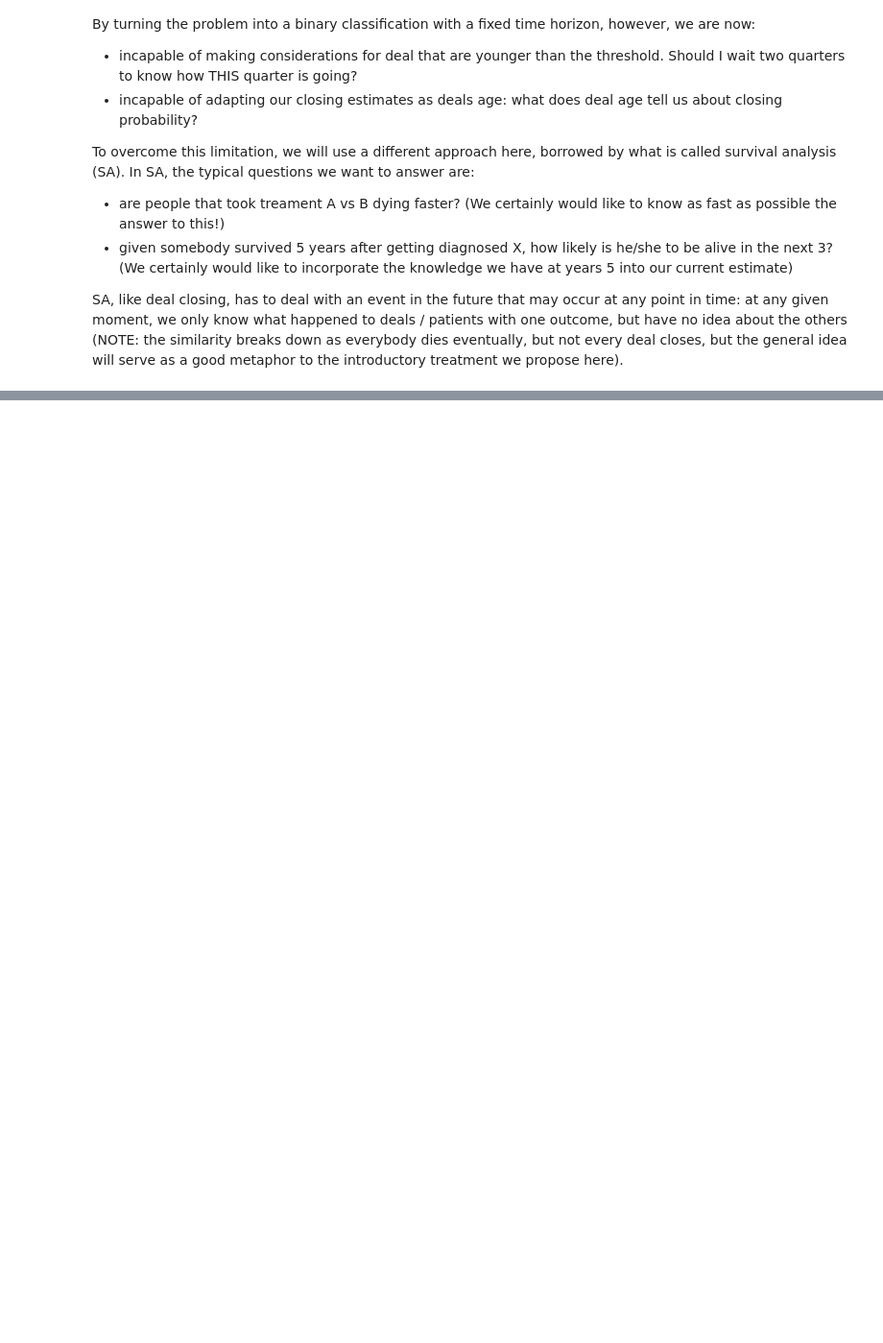
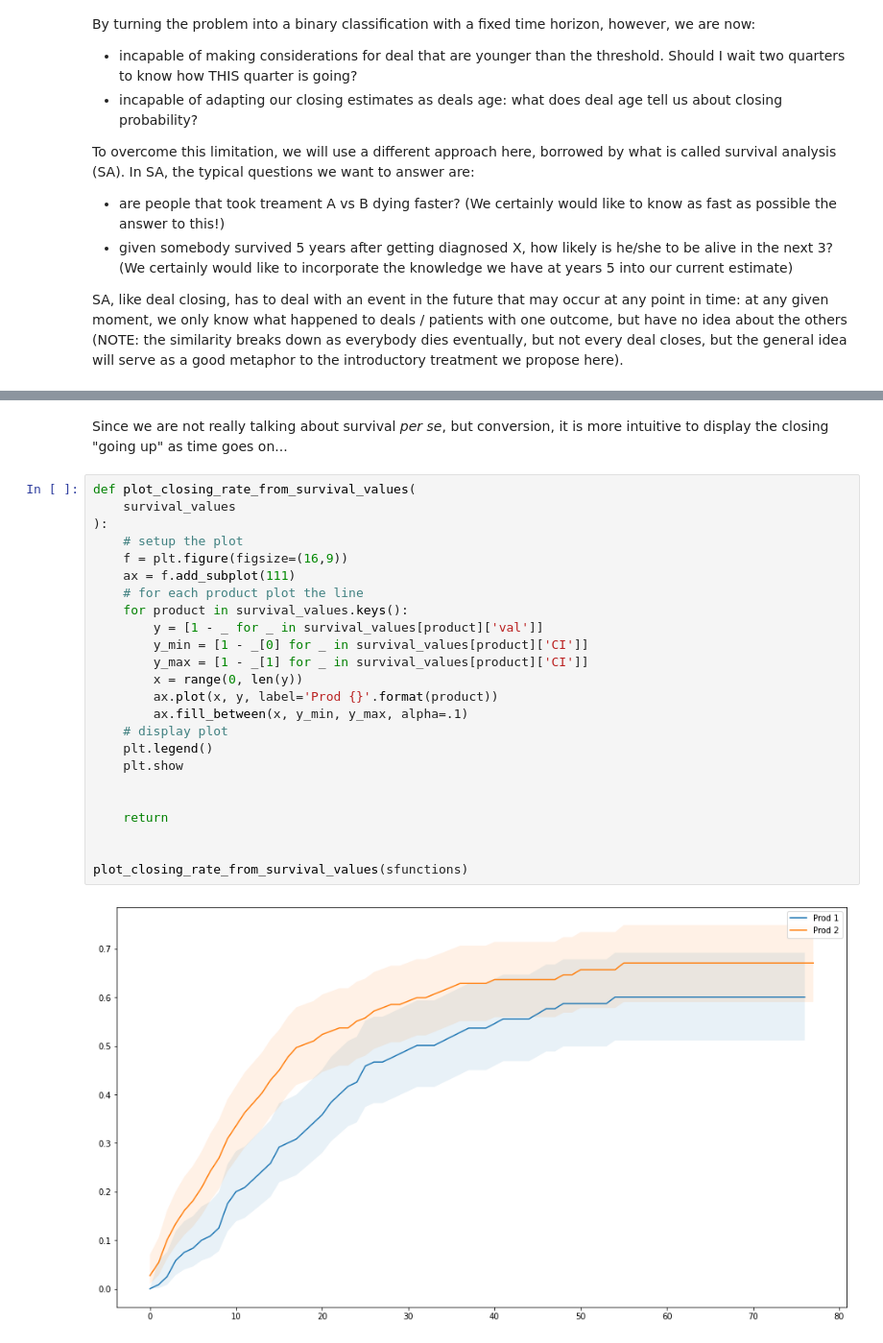
Before and after one commit to audreypatenaude/b2b-survival-analysis, a Jupyter notebook: src/notebooks/playground.ipynb, the cells around one changed output, grey strips where cells are left out. Shown at 96% size. Drawn from its saved outputs; the diff is of its cells as text; blank space fills up the shorter version.

```diff
--- a/src/notebooks/playground.ipynb
+++ b/src/notebooks/playground.ipynb
@@ -185,0 +242,28 @@ SA, like deal closing, has to deal with an event in the future that may occur at
+# %% [markdown]
+Since we are not really talking about survival _per se_, but conversion, it is more intuitive to display the closing "going up" as time goes on...
+# %%
+def plot_closing_rate_from_survival_values(
+    survival_values
+):
+    # setup the plot
+    f = plt.figure(figsize=(16,9))
+    ax = f.add_subplot(111)
+    # for each product plot the line
+    for product in survival_values.keys():
+        y = [1 - _ for _ in survival_values[product]['val']]
+        y_min = [1 - _[0] for _ in survival_values[product]['CI']]
+        y_max = [1 - _[1] for _ in survival_values[product]['CI']]
+        x = range(0, len(y))
+        ax.plot(x, y, label='Prod {}'.format(product))
+        ax.fill_between(x, y_min, y_max, alpha=.1)
+    # display plot
+    plt.legend()
+    plt.show
+
+
+    return
+
+
+plot_closing_rate_from_survival_values(sfunctions)
+# %% [output]
+[figure, added]
```
Also changed, not shown: parts of 11 cells of this notebook, 2 other files.
